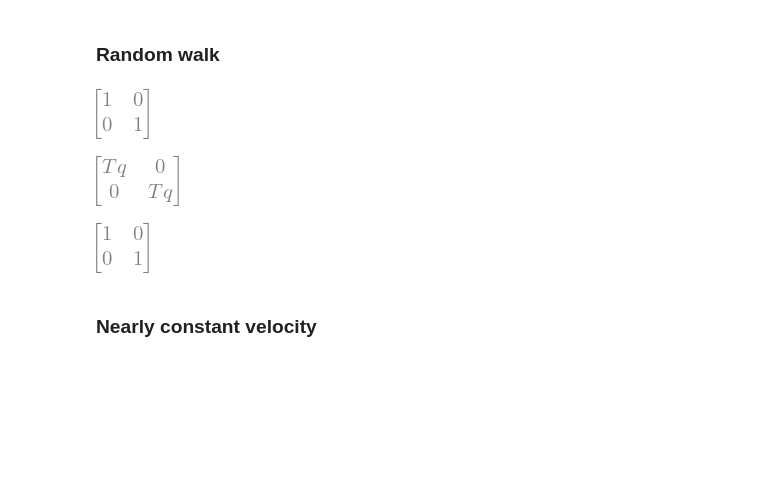
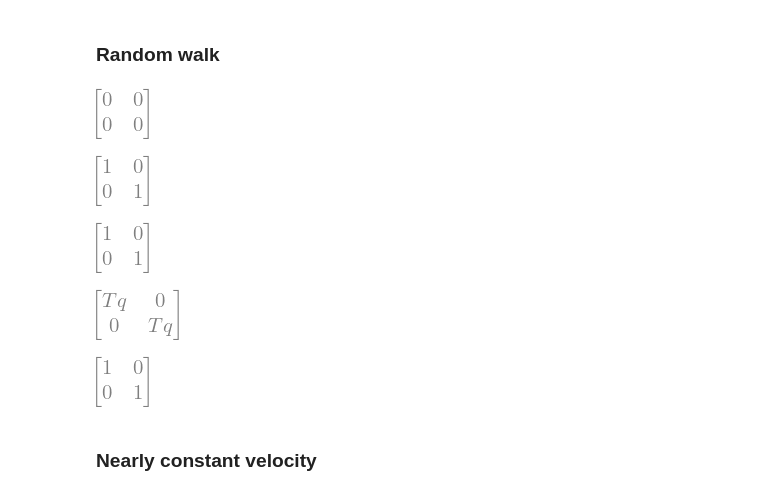
Before and after one commit to markoMedved/Advanced-methods-in-computer-vision-assignments, a Jupyter notebook: Advanced-tracking/Kalman_filter.ipynb, the cells around one changed output. Drawn from its saved outputs; the diff is of its cells as text; code cells hidden in the pictures; blank space fills up the shorter version.

```diff
--- a/Advanced-tracking/Kalman_filter.ipynb
+++ b/Advanced-tracking/Kalman_filter.ipynb
@@ -16,22 +16,26 @@ init_printing(use_unicode=False, wrap_line=False)
 # %%
 # NOTE: state is [x,y]
 # Here we only use the random component
 T_RW, q_RW = sp.symbols('T, q')
 F_RW = sp.Matrix([[0,0],[0,0]])
+display(F_RW)
 Fi_RW = sp.exp(F_RW*T_RW)
 display(Fi_RW)
 L_RW = sp.Matrix([
     [1, 0],
     [0, 1]
 ])
+display(L_RW)
 Q_RW = sp.integrate((Fi_RW * L_RW) * q_RW * (Fi_RW  * L_RW).T, (T_RW, 0, T_RW) )
 display(Q_RW)
 H_RW = sp.Matrix([[1,0], [0,1]])
 display(H_RW)
 # %% [output]
-[figure, old version]
+[figure, new version]
-[figure, old version]
+[figure, new version]
 [figure]
+[figure, added]
+[figure, added]
 # %% [markdown]
 ### Nearly constant velocity
 # %%
```
Also changed, not shown: parts of 4 cells of this notebook, 28 other files.
